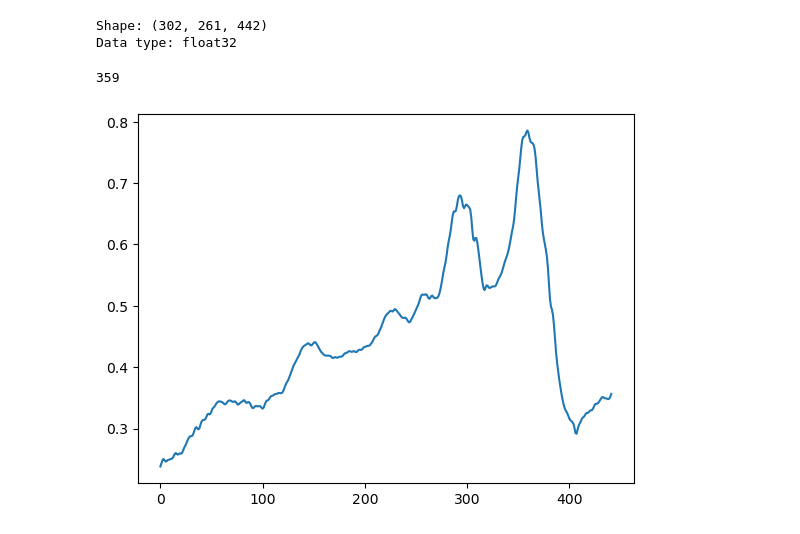
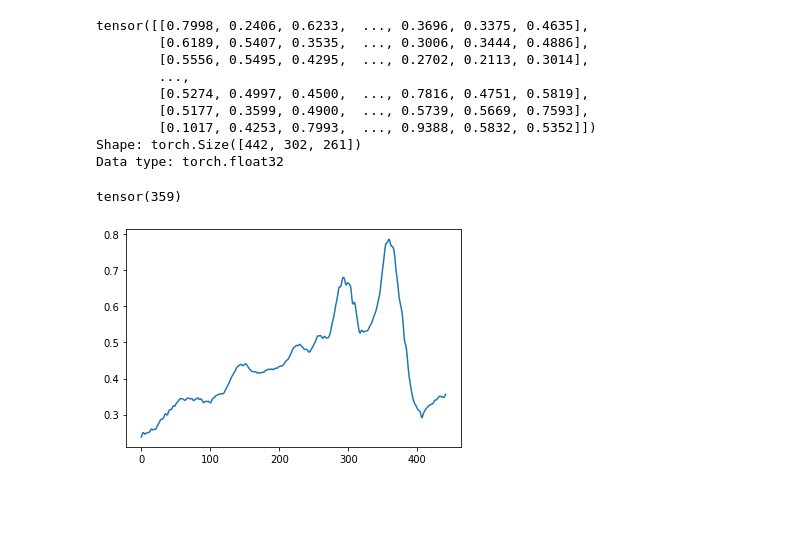
Before and after one commit to LostOxygen/bioinf_kernel_eval, a Jupyter notebook: jupyter files/normalization_implementation.ipynb, the cells around one changed output. Drawn from its saved outputs; the diff is of its cells as text; code cells hidden in the pictures; blank space fills up the shorter version.

Commit message:
changed implementation from numpy to pytorch

```diff
--- a/jupyter files/normalization_implementation.ipynb
+++ b/jupyter files/normalization_implementation.ipynb
@@ -4,25 +5,35 @@ import numpy as np
 import matplotlib.pyplot as plt
 # %%
-# Load the numpy data from a file
+# Load the numpy data from a file, convert to a PyTorch tensor with shape (C, H, W) isntead of (H, W, C)
 data = np.load("data0.npy")
+data = np.moveaxis(data, -1, 0)
+data = torch.from_numpy(data)
+print(data[359])
 
 # Print the shape and data type of the loaded array
 print("Shape:", data.shape)
 print("Data type:", data.dtype)
 # %% [output]
-Shape: (302, 261, 442)
-Data type: float32
+tensor([[0.7998, 0.2406, 0.6233,  ..., 0.3696, 0.3375, 0.4635],
+        [0.6189, 0.5407, 0.3535,  ..., 0.3006, 0.3444, 0.4886],
+        [0.5556, 0.5495, 0.4295,  ..., 0.2702, 0.2113, 0.3014],
+        ...,
+        [0.5274, 0.4997, 0.4500,  ..., 0.7816, 0.4751, 0.5819],
+        [0.5177, 0.3599, 0.4900,  ..., 0.5739, 0.5669, 0.7593],
+        [0.1017, 0.4253, 0.7993,  ..., 0.9388, 0.5832, 0.5352]])
+Shape: torch.Size([442, 302, 261])
+Data type: torch.float32
 # %%
-mean_pixel_value_every_dimension = np.mean(data,(0,1))
+mean_pixel_value_every_dimension = torch.mean(data, (1, 2))
 
 plt.plot(mean_pixel_value_every_dimension)
 
-max_index_of_max_pixel_val = np.argmax(mean_pixel_value_every_dimension)
+max_index_of_max_pixel_val = torch.argmax(mean_pixel_value_every_dimension)
 
 print(max_index_of_max_pixel_val)
 # %% [output]
-359
+tensor(359)
-[figure, old version]
+[figure, new version]
 # %%
 #int_number_feature -> Anzahl der Wellenzahlen./Channel
 #tiny ist ein kleiner floating point(1e-9 bei mir) gegen Zero-division ect.
```
Also changed, not shown: parts of 4 cells of this notebook.
